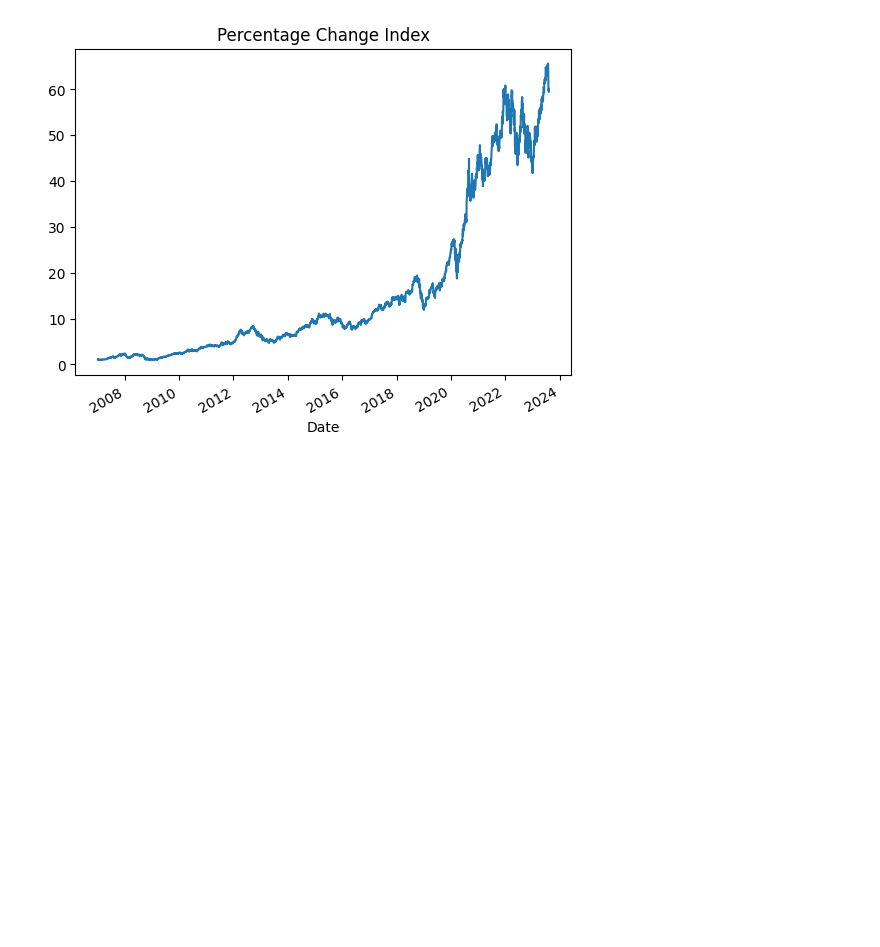
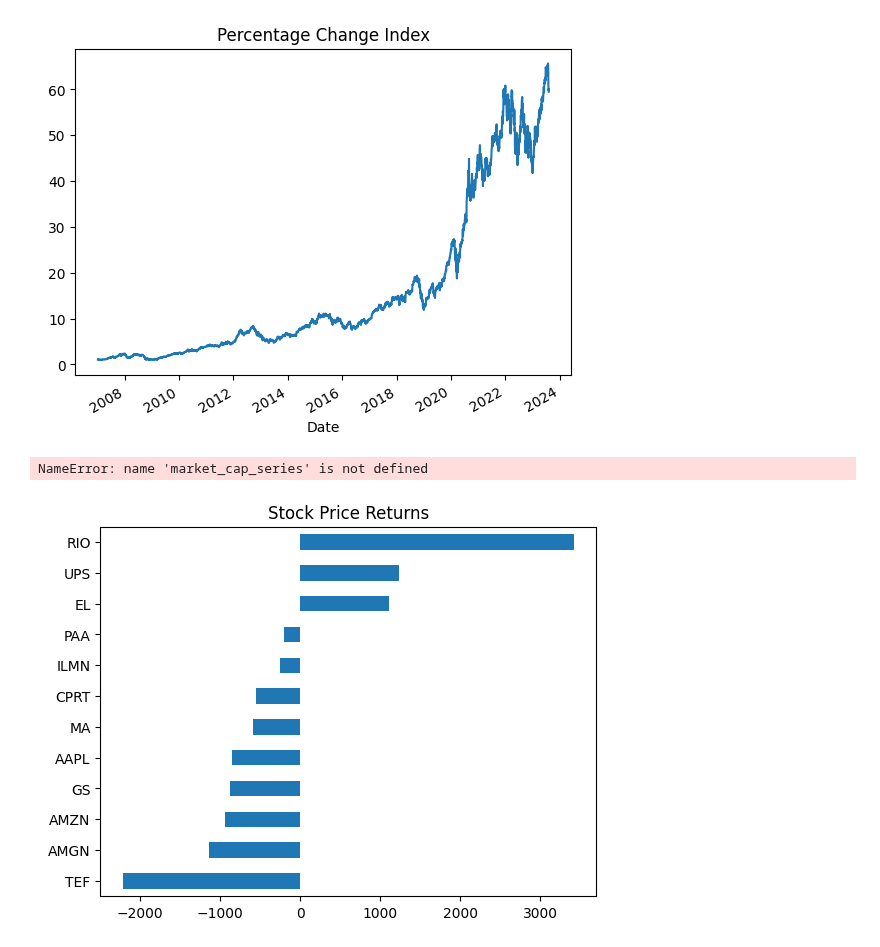
Before and after one commit to KeenGWatanabe/python, a Jupyter notebook: DateTime3.ipynb, the cells around one changed output. Saved outputs shown, nothing was run; the diff lists cells and outputs as text; code cells hidden in the pictures; blank space fills up the shorter version.

```diff
--- a/DateTime3.ipynb
+++ b/DateTime3.ipynb
@@ -355,3 +355,45 @@ index.plot(title='Percentage Change Index')
 [*********************100%***********************]  1 of 1 completed
 <Axes: title={'center': 'Percentage Change Index'}, xlabel='Date'>
 [figure]
+# %%
+import pandas as pd
+import pandas_datareader.data as pdr
+import yfinance as yf
+import matplotlib.pyplot as plt
+
+listings = pd.read_excel('listings.xlsx', sheet_name='nyse',na_values='n/a')
+
+#Move 'stock symbol' into the index
+listings.set_index('Stock Symbol', inplace=True)
+#Drop rows with missing 'sector' data
+listings.dropna(subset=['Sector'], inplace=True)
+#Select companies with IPO Year before 2019
+listings = listings[listings['IPO Year']< 2019]
+
+# Aggregate and print the market cap per trading day
+raw_index = market_cap_series.sum(axis=1)
+print(raw_index)
+
+# Normalize the aggregate market cap here
+index = raw_index.div(raw_index.iloc[0]).mul(100)
+print(index)
+
+# Plot the index here
+index.plot(title='Market-Cap Weighted Index')
+plt.show()
+# %% [output]
+NameError: name 'market_cap_series' is not defined
+# %%
+import pandas as pd
+import matplotlib.pyplot as plt
+
+stock_prices = pd.read_csv('stock_prices.csv', parse_dates=['date'], index_col='date')
+
+# Calculate the returns
+price_return = stock_prices.iloc[-1].div(stock_prices.iloc[0]).sub(1).mul(100)
+
+# Plot horizontal bar chart of sorted price_return
+price_return.sort_values().plot(kind='barh', title='Stock Price Returns')
+plt.show()
+# %% [output]
+[figure, added]
```
Also changed, not shown: parts of 2 cells of this notebook, 2 other files.
